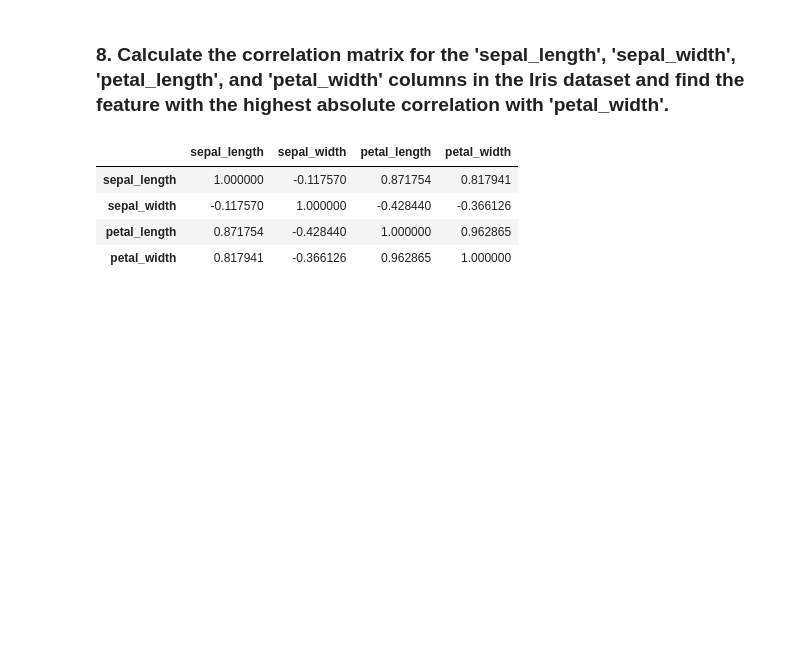
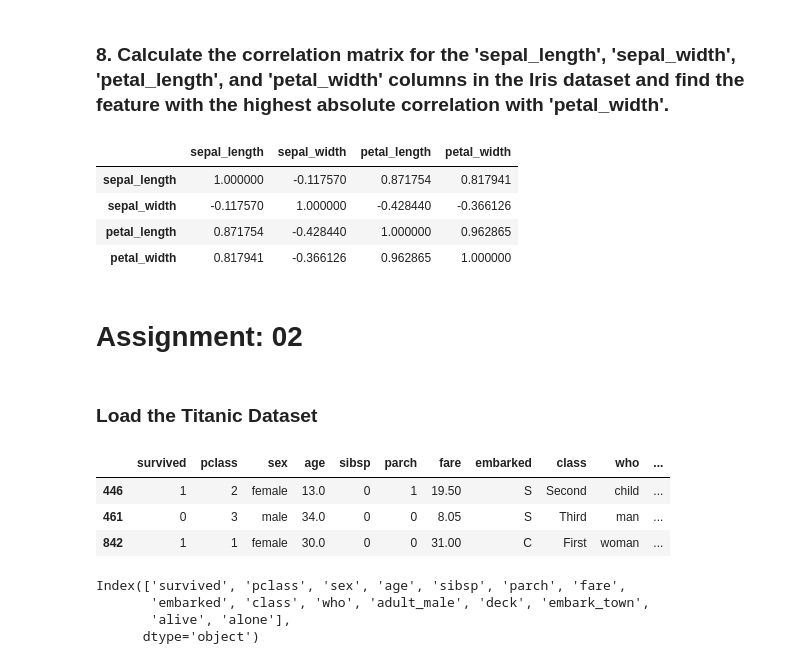
Before and after one commit to anuj-kumar-30/ML_pw, a Jupyter notebook: M20_lib_assignments.ipynb, the cells around one changed output. Saved outputs shown, nothing was run; the diff lists cells and outputs as text; code cells hidden in the pictures; blank space fills up the shorter version.

Commit message:
completed assignment 2 of mM20 numpy and pandas

```diff
--- a/M20_lib_assignments.ipynb
+++ b/M20_lib_assignments.ipynb
@@ -165,3 +165,7 @@ df.corr()
 | sepal_width | -0.117570 | 1.000000 | -0.428440 | -0.366126 |
 | petal_length | 0.871754 | -0.428440 | 1.000000 | 0.962865 |
 | petal_width | 0.817941 | -0.366126 | 0.962865 | 1.000000 |
+# %% [markdown]
+# Assignment: 02
+# %% [markdown]
+### Load the Titanic Dataset
@@ -167,0 +177,15 @@ df.corr()
+# %%
+df = sns.load_dataset('titanic')
+df.sample(3)
+# %% [output]
+|  | survived | pclass | sex | age | sibsp | parch | fare | embarked | class | who | ... |
+| 446 | 1 | 2 | female | 13.0 | 0 | 1 | 19.50 | S | Second | child | ... |
+| 461 | 0 | 3 | male | 34.0 | 0 | 0 | 8.05 | S | Third | man | ... |
+| 842 | 1 | 1 | female | 30.0 | 0 | 0 | 31.00 | C | First | woman | ... |
+# %%
+df.columns
+# %% [output]
+Index(['survived', 'pclass', 'sex', 'age', 'sibsp', 'parch', 'fare',
+       'embarked', 'class', 'who', 'adult_male', 'deck', 'embark_town',
+       'alive', 'alone'],
+      dtype='object')
```
Also changed, not shown: parts of 8 cells of this notebook.
